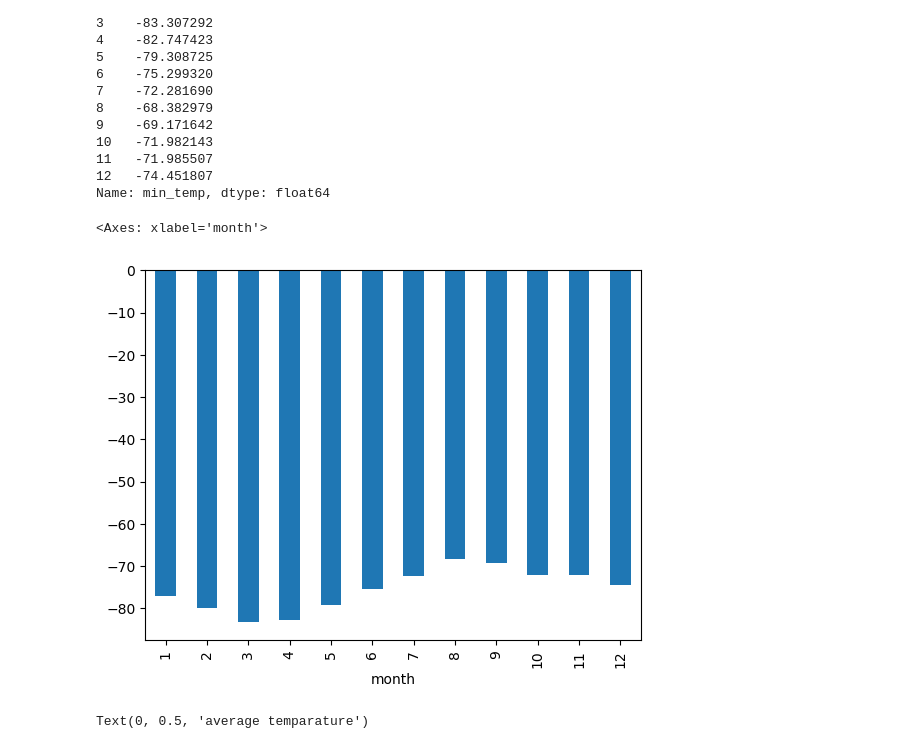
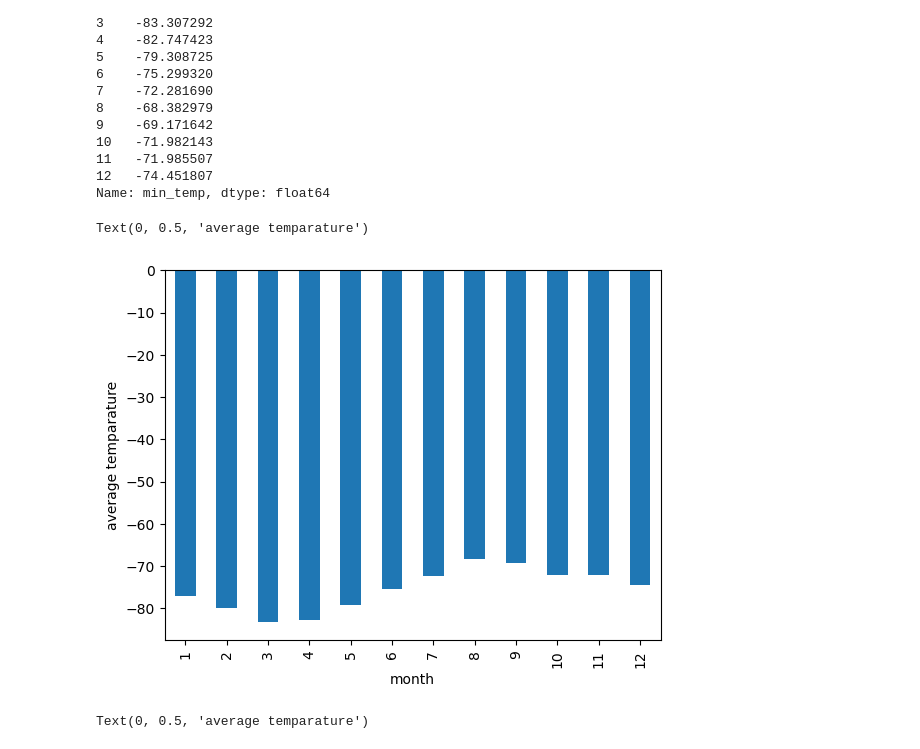
Before and after one commit to JollyCJoseph/module11-challenge, a Jupyter notebook: part_2_mars_weather.ipynb, the cells around one changed output. Cells and saved outputs as stored; diff of their text form; code cells hidden in the pictures.

```diff
--- a/part_2_mars_weather.ipynb
+++ b/part_2_mars_weather.ipynb
@@ -204,10 +204,11 @@ month
 Name: min_temp, dtype: float64
 # %%
 # Plot the average temperature by month
-avg_temp.plot(kind='bar')
+ax=avg_temp.plot(kind='bar')
+ax.set_ylabel('average temparature')
 # %% [output]
-<Axes: xlabel='month'>
+Text(0, 0.5, 'average temparature')
-[figure, old version]
+[figure, new version]
 # %%
 # Identify the coldest and hottest months in Curiosity's location
 season=avg_temp.sort_values()
```
Also changed, not shown: parts of 1 cell of this notebook.
